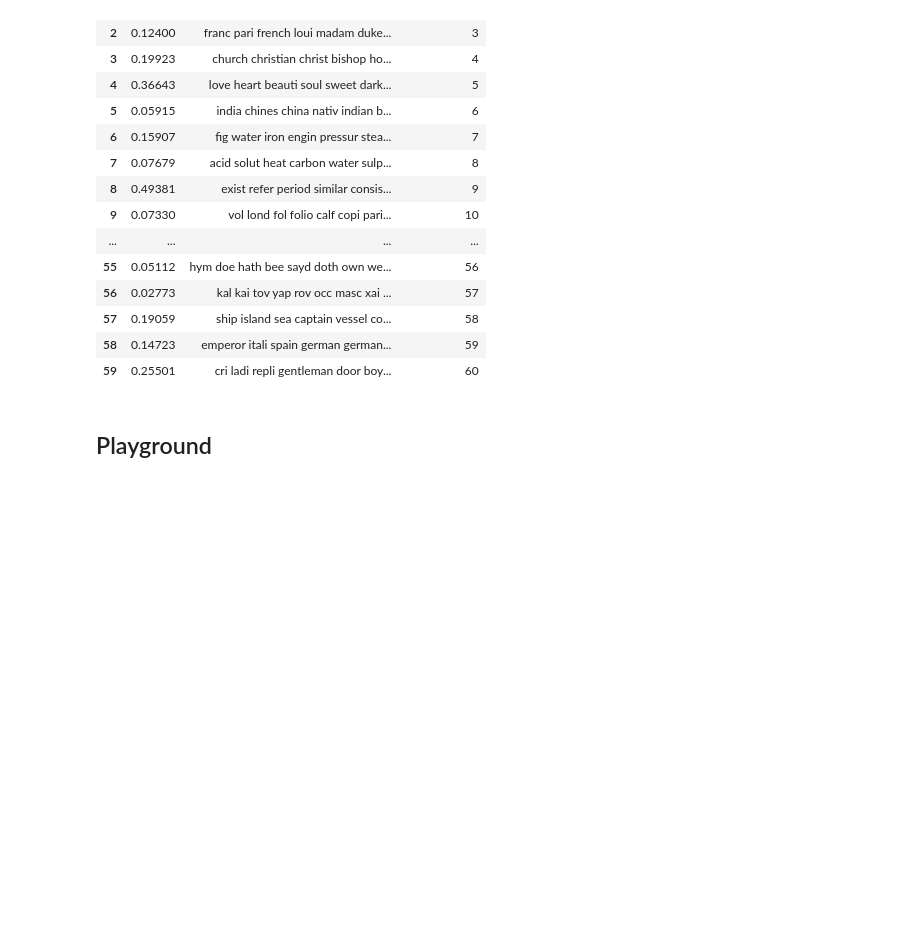
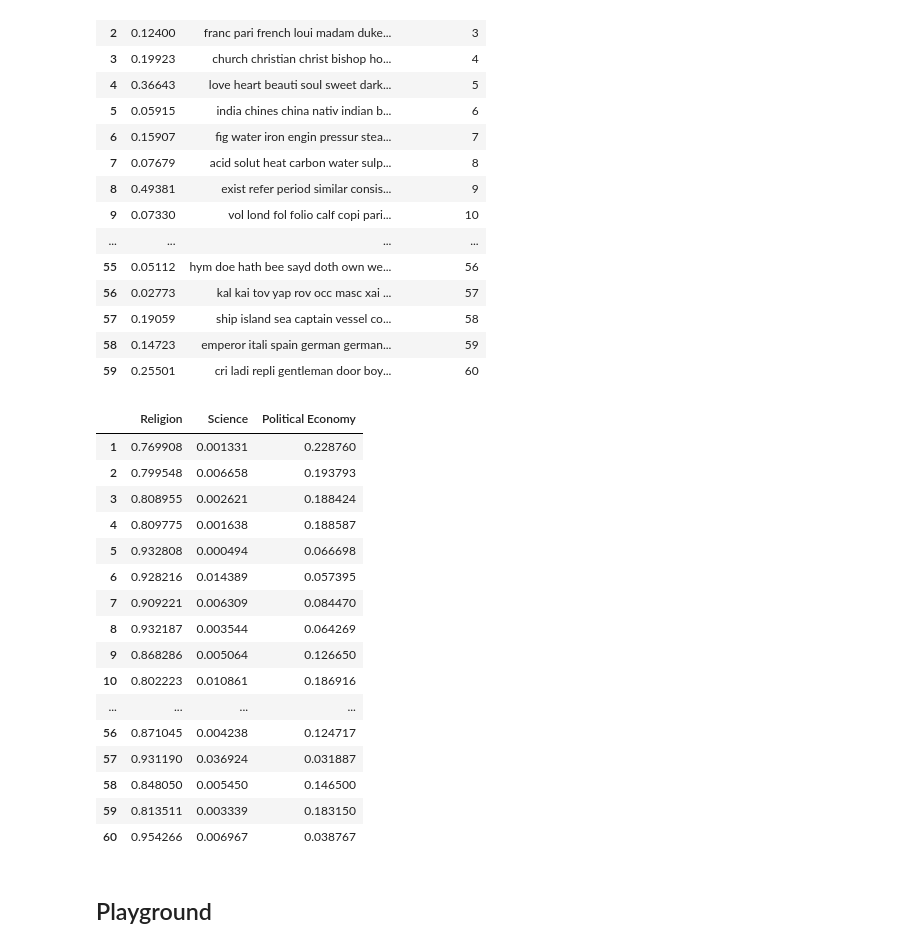
Before and after one commit to austinkennedy/Hathitrust, a Jupyter notebook: code/topic_volume_weights.ipynb, the cells around one changed output. Cells and saved outputs as stored; diff of their text form; code cells hidden in the pictures; blank space fills up the shorter version.

```diff
--- a/code/topic_volume_weights.ipynb
+++ b/code/topic_volume_weights.ipynb
@@ -65,0 +47,27 @@ def category_shares(topics, shares, year, categories):
+# %%
+def category_shares(topics, ctshares, year, categories):
+    #'categories' needs to be a dict with keys as category names and values as a list of category topics, i.e. 'Category': [1,2,3]
+    #'ctshares' needs to be a dataframe with cross_topic shares as values, years as columns, and indices as 'topic1 x topic2', e.g. '3x4'
+    #topics must have a column 'topic_number' with the number corresponding to each topic
+    tmp_dict = {}
+
+    topic_numbers = list(topics['topic_number'])
+    shares = ctshares[str(year)] #grab column with cross-topic shares for the year
+
+    for name,category in categories.items():
+        combos = {topic:list(itertools.product([topic], set(category) - set([topic]))) for topic in topic_numbers} #This gets the appropriate combo of each topic and the topics in each category, so for topic 1 and 'Political Economy', gets [(1,33),(1,34),(1,47)]
+
+        cross_combos = {key:['x'.join(map(str,sorted(i))) for i in value] for key,value in combos.items()} #sorts topic pairs so that they will be called from 'shares' correctly, and joins with 'x'
+
+        cross_shares = {key:[shares[str(i)] for i in value] for key,value in cross_combos.items()} #get share value from 'shares'
+
+        cross_sum = {key:sum(value) if key not in category else sum(value)*1.5 for key,value in cross_shares.items()} #sum shares for the topic and topics in category. If topic in category, multiply by 1.5 since it will be missing one topic pair, e.g. for topic 33 it just has 33x34 and 33x47, so must be scaled correctly. NOT ROBUST YET TO OTHER SIZES THAN 3 TOPICS PER CATEGORY.
+
+        tmp_dict[name] = cross_sum
+
+    df = pd.DataFrame.from_dict(tmp_dict)
+
+    total = df.sum(axis=1) #get total of category scores
+    cat_shares = df.div(total, axis=0) #divide by total, so that Religion + Science + Political Economy = 1
+
+    return cat_shares
@@ -66,3 +84,28 @@ def category_shares(topics, shares, year, categories):
+# %%
+topic_shares = {}
+
+for year in years:
+    topic_shares[year] = category_shares(topics = topics, ctshares = moving_average_shares, year = year, categories = categories)
+
+topic_shares[1550]
+# %% [output]
+|  | Religion | Science | Political Economy |
+| 1 | 0.769908 | 0.001331 | 0.228760 |
+| 2 | 0.799548 | 0.006658 | 0.193793 |
+| 3 | 0.808955 | 0.002621 | 0.188424 |
+| 4 | 0.809775 | 0.001638 | 0.188587 |
+| 5 | 0.932808 | 0.000494 | 0.066698 |
+| 6 | 0.928216 | 0.014389 | 0.057395 |
+| 7 | 0.909221 | 0.006309 | 0.084470 |
+| 8 | 0.932187 | 0.003544 | 0.064269 |
+| 9 | 0.868286 | 0.005064 | 0.126650 |
+| 10 | 0.802223 | 0.010861 | 0.186916 |
+| ... | ... | ... | ... |
+| 56 | 0.871045 | 0.004238 | 0.124717 |
+| 57 | 0.931190 | 0.036924 | 0.031887 |
+| 58 | 0.848050 | 0.005450 | 0.146500 |
+| 59 | 0.813511 | 0.003339 | 0.183150 |
+| 60 | 0.954266 | 0.006967 | 0.038767 |
 # %% [markdown]
 ## Playground
 # %%
```
Also changed, not shown: parts of 7 cells of this notebook.
